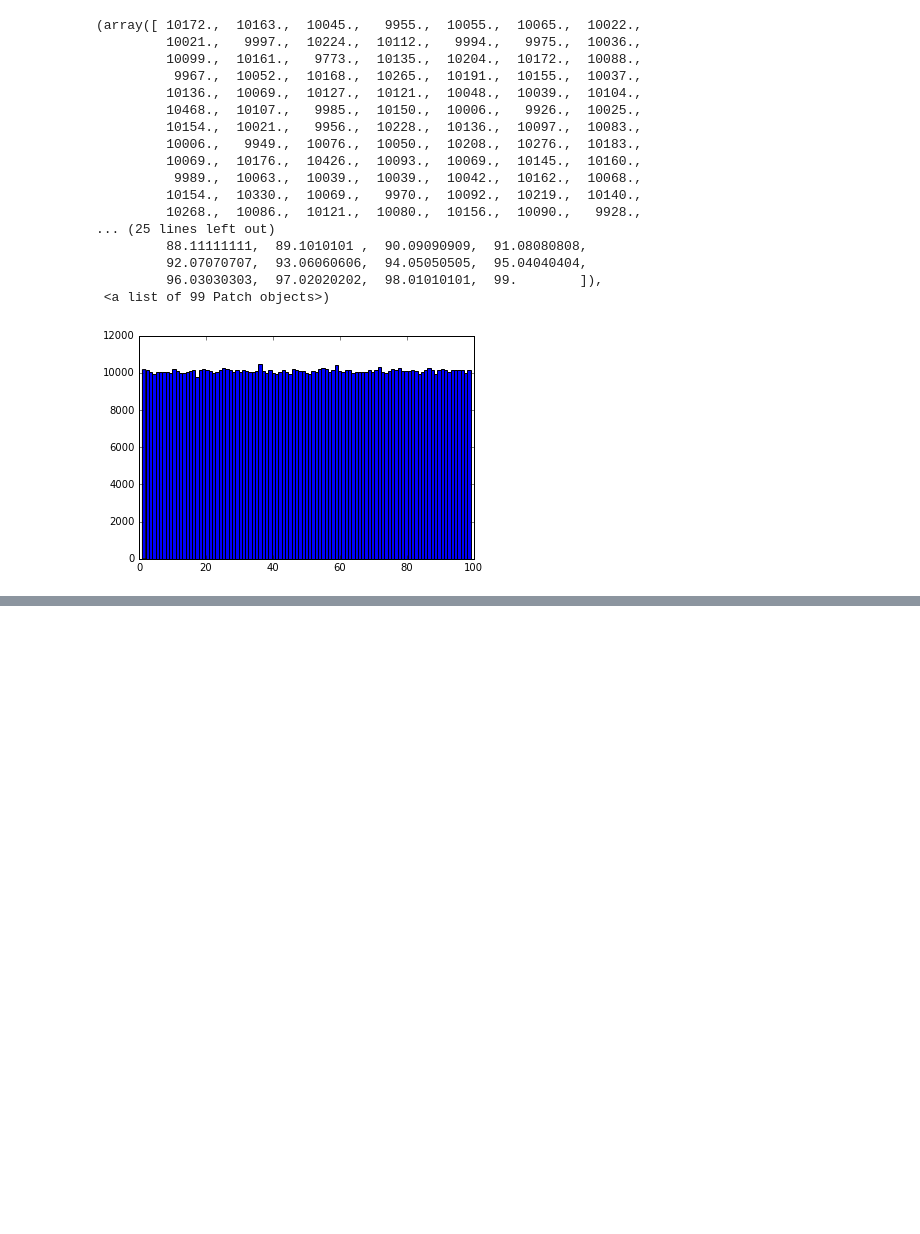
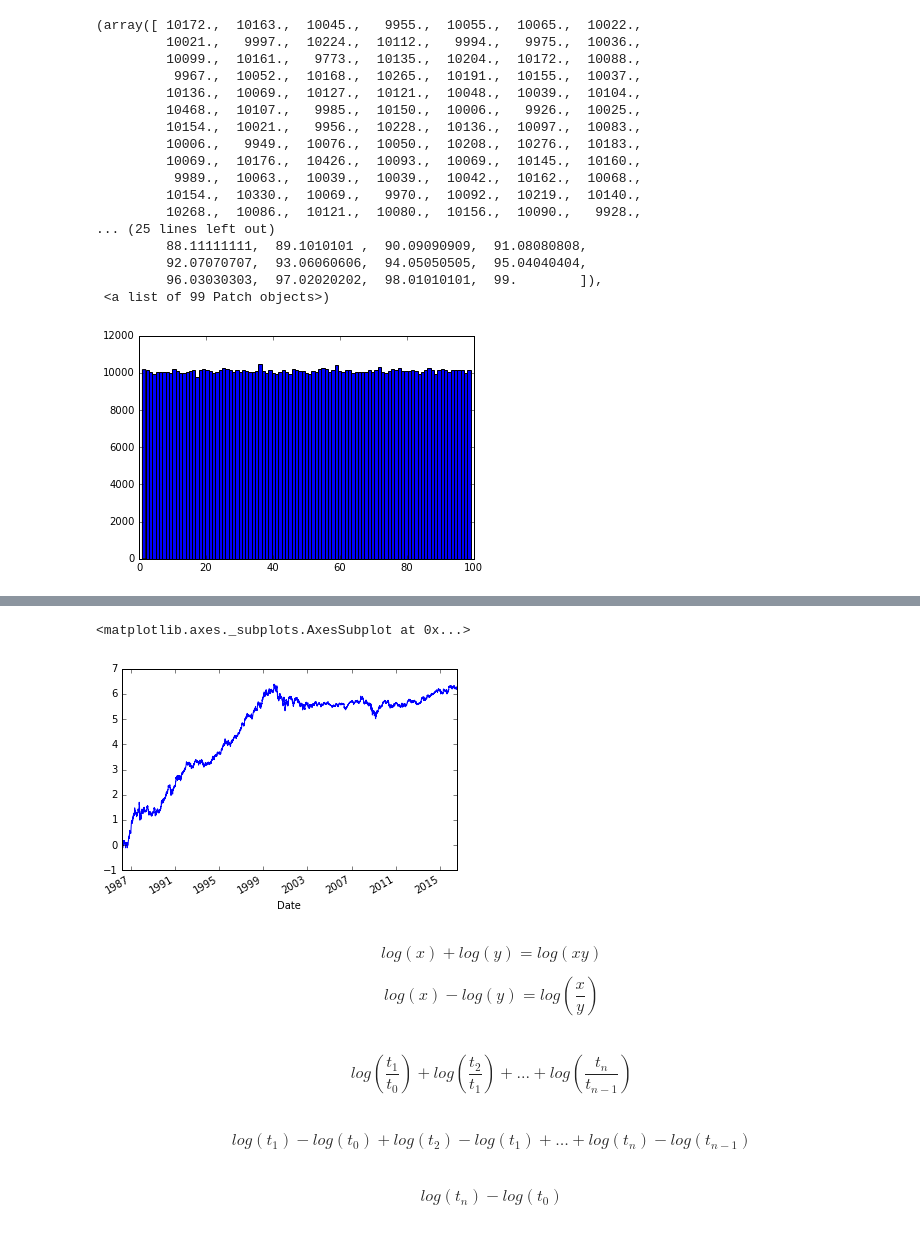
Before and after one commit to liulixiang1988/python_study_case, a Jupyter notebook: ipython-notebook-demo.ipynb, the cells around one changed output, grey strips where cells are left out. Cells and saved outputs as stored; diff of their text form; code cells hidden in the pictures; blank space fills up the shorter version.

```diff
--- a/ipython-notebook-demo.ipynb
+++ b/ipython-notebook-demo.ipynb
@@ -86,0 +230,19 @@ hist(xs, bins=99)
+# %%
+from numpy import log
+
+# 回报率
+df['Returns'] = log(df['Close'] / df['Close'].shift(1)).cumsum()
+df['Returns'].plot()
+# %% [output]
+<matplotlib.axes._subplots.AxesSubplot at 0x...>
+[figure, added]
+# %% [markdown]
+$$log(x)+log(y)=log(xy)$$
+
+$$log(x)-log(y)=log(\frac{x}{y})$$
+# %% [markdown]
+$$log(\frac{t_1}{t_0})+log(\frac{t_2}{t_1})+...+log(\frac{t_n}{t_{n-1}})$$
+# %% [markdown]
+$$log(t_1)-log(t_0)+log(t_2)-log(t_1)+\ldots+log(t_n)-log(t_{n-1})$$
+# %% [markdown]
+$$log(t_n)-log(t_0)$$
```
Also changed, not shown: parts of 35 cells of this notebook.
